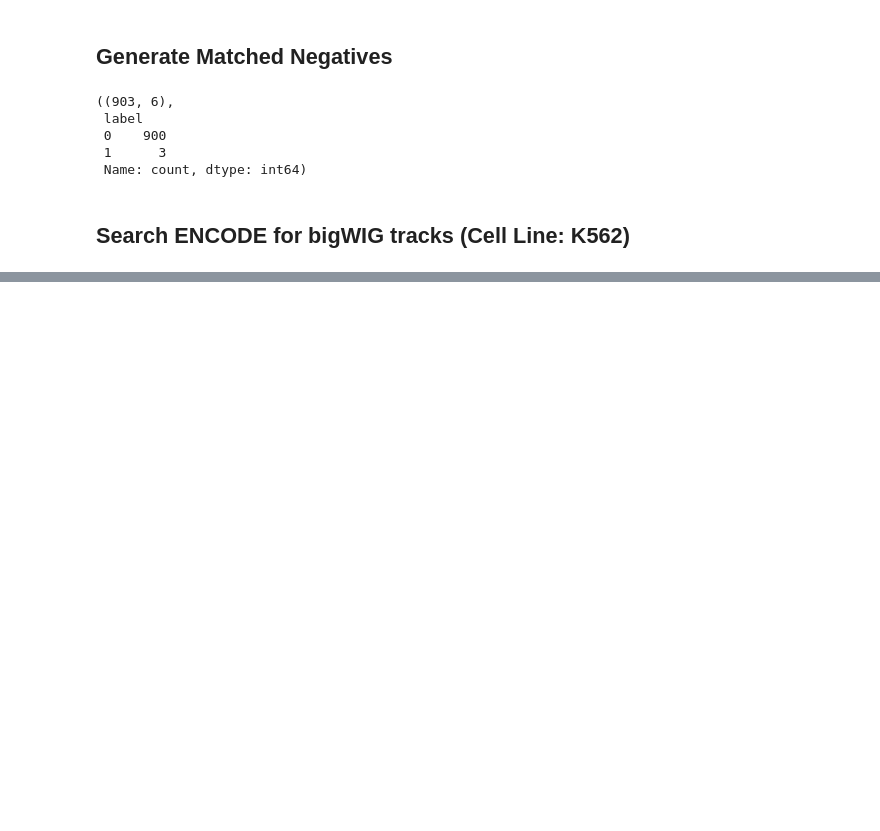
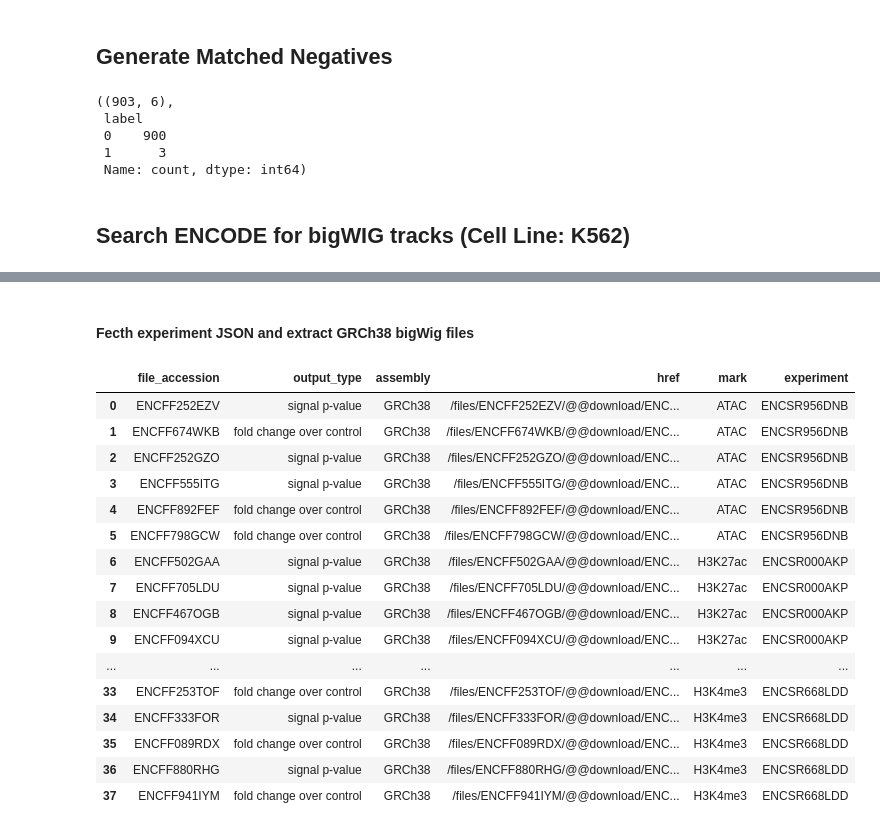
Before and after one commit to imazani/safe-harbor-ml, a Jupyter notebook: notebooks/01_feature_extraction.ipynb, the cells around one changed output, grey strips where cells are left out. Saved outputs shown, nothing was run; the diff lists cells and outputs as text; code cells hidden in the pictures; blank space fills up the shorter version.

```diff
--- a/notebooks/01_feature_extraction.ipynb
+++ b/notebooks/01_feature_extraction.ipynb
@@ -225,0 +184,6 @@ HTTPError: 404 Client Error: Not Found for url: https://www.encodeproject.org/se
+# %%
+url = "https://www.encodeproject.org/search/?type=File&format=json&limit=1"
+r = requests.get(url, headers={"accept": "application/json"}, timeout=30)
+
+print("Status:", r.status_code)
+print("Keys:", list(r.json().keys())[:10])
@@ -225,0 +253,65 @@ HTTPError: 404 Client Error: Not Found for url: https://www.encodeproject.org/se
+# %% [markdown]
+#### Fecth experiment JSON and extract GRCh38 bigWig files
+# %%
+def get_experiment_json(accession: str) -> dict:
+    url = f"https://www.encodeproject.org/experiments/{accession}/"
+    params = {"format": "json", "frame": "embedded"}  # embedded makes it easier to see file fields
+    r = requests.get(url, headers=HEADERS, params=params, timeout=60)
+    r.raise_for_status()
+    return r.json()
+
+def extract_bigwigs_from_experiment(exp_json: dict, assembly: str = "GRCh38") -> pd.DataFrame:
+    rows = []
+    for f in exp_json.get("files", []):
+        if f.get("file_format") != "bigWig":
+            continue
+        if f.get("assembly") != assembly:
+            continue
+        href = f.get("href")
+        rows.append({
+            "file_accession": f.get("accession"),
+            "output_type": f.get("output_type"),
+            "assembly": f.get("assembly"),
+            "href": href,
+        })
+    return pd.DataFrame(rows)
+
+# Example: pick the first experiment for each mark and extract its bigWigs
+picked = (
+    exp_df.dropna(subset=["accession"])
+          .groupby("mark", as_index=False)
+          .head(1)
+)
+
+picked
+
+bw_tables = []
+for _, row in picked.iterrows():
+    acc = row["accession"]
+    mark = row["mark"]
+    exp_json = get_experiment_json(acc)
+    bw = extract_bigwigs_from_experiment(exp_json, assembly="GRCh38")
+    bw["mark"] = mark
+    bw["experiment"] = acc
+    bw_tables.append(bw)
+
+bw_df = pd.concat(bw_tables, ignore_index=True) if bw_tables else pd.DataFrame()
+bw_df
+# %% [output]
+|  | file_accession | output_type | assembly | href | mark | experiment |
+| 0 | ENCFF252EZV | signal p-value | GRCh38 | /files/ENCFF252EZV/@@download/ENC... | ATAC | ENCSR956DNB |
+| 1 | ENCFF674WKB | fold change over control | GRCh38 | /files/ENCFF674WKB/@@download/ENC... | ATAC | ENCSR956DNB |
+| 2 | ENCFF252GZO | signal p-value | GRCh38 | /files/ENCFF252GZO/@@download/ENC... | ATAC | ENCSR956DNB |
+| 3 | ENCFF555ITG | signal p-value | GRCh38 | /files/ENCFF555ITG/@@download/ENC... | ATAC | ENCSR956DNB |
+| 4 | ENCFF892FEF | fold change over control | GRCh38 | /files/ENCFF892FEF/@@download/ENC... | ATAC | ENCSR956DNB |
+| 5 | ENCFF798GCW | fold change over control | GRCh38 | /files/ENCFF798GCW/@@download/ENC... | ATAC | ENCSR956DNB |
+| 6 | ENCFF502GAA | signal p-value | GRCh38 | /files/ENCFF502GAA/@@download/ENC... | H3K27ac | ENCSR000AKP |
+| 7 | ENCFF705LDU | signal p-value | GRCh38 | /files/ENCFF705LDU/@@download/ENC... | H3K27ac | ENCSR000AKP |
+| 8 | ENCFF467OGB | signal p-value | GRCh38 | /files/ENCFF467OGB/@@download/ENC... | H3K27ac | ENCSR000AKP |
+| 9 | ENCFF094XCU | signal p-value | GRCh38 | /files/ENCFF094XCU/@@download/ENC... | H3K27ac | ENCSR000AKP |
+| ... | ... | ... | ... | ... | ... | ... |
+| 33 | ENCFF253TOF | fold change over control | GRCh38 | /files/ENCFF253TOF/@@download/ENC... | H3K4me3 | ENCSR668LDD |
+| 34 | ENCFF333FOR | signal p-value | GRCh38 | /files/ENCFF333FOR/@@download/ENC... | H3K4me3 | ENCSR668LDD |
+| 35 | ENCFF089RDX | fold change over control | GRCh38 | /files/ENCFF089RDX/@@download/ENC... | H3K4me3 | ENCSR668LDD |
+| 36 | ENCFF880RHG | signal p-value | GRCh38 | /files/ENCFF880RHG/@@download/ENC... | H3K4me3 | ENCSR668LDD |
+| 37 | ENCFF941IYM | fold change over control | GRCh38 | /files/ENCFF941IYM/@@download/ENC... | H3K4me3 | ENCSR668LDD |
```
Also changed, not shown: parts of 23 cells of this notebook.
